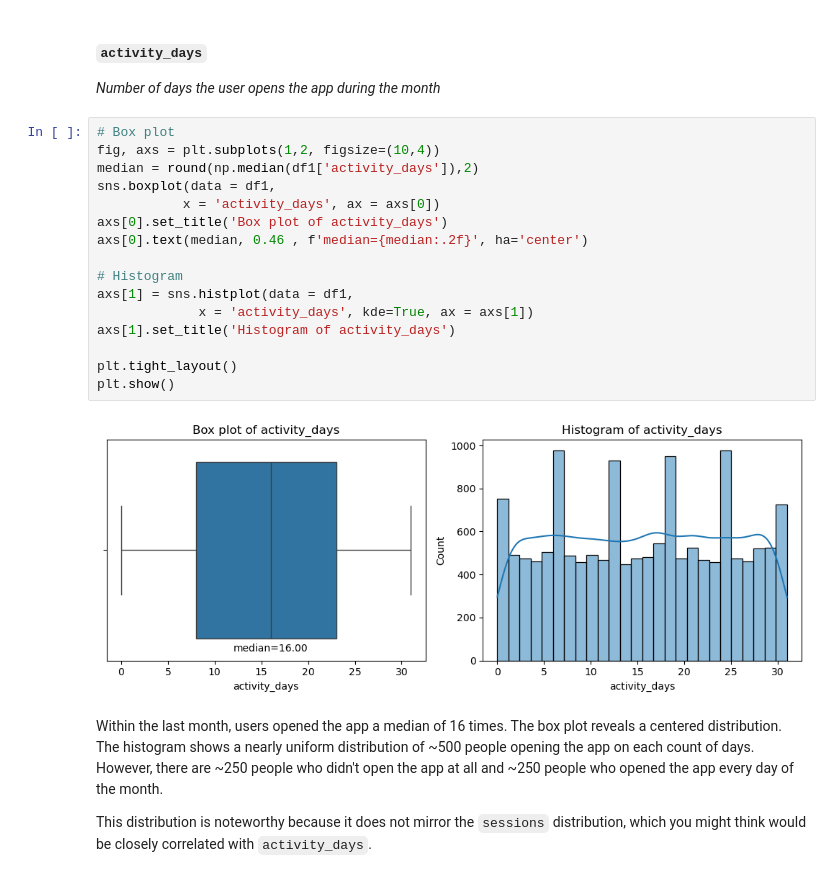
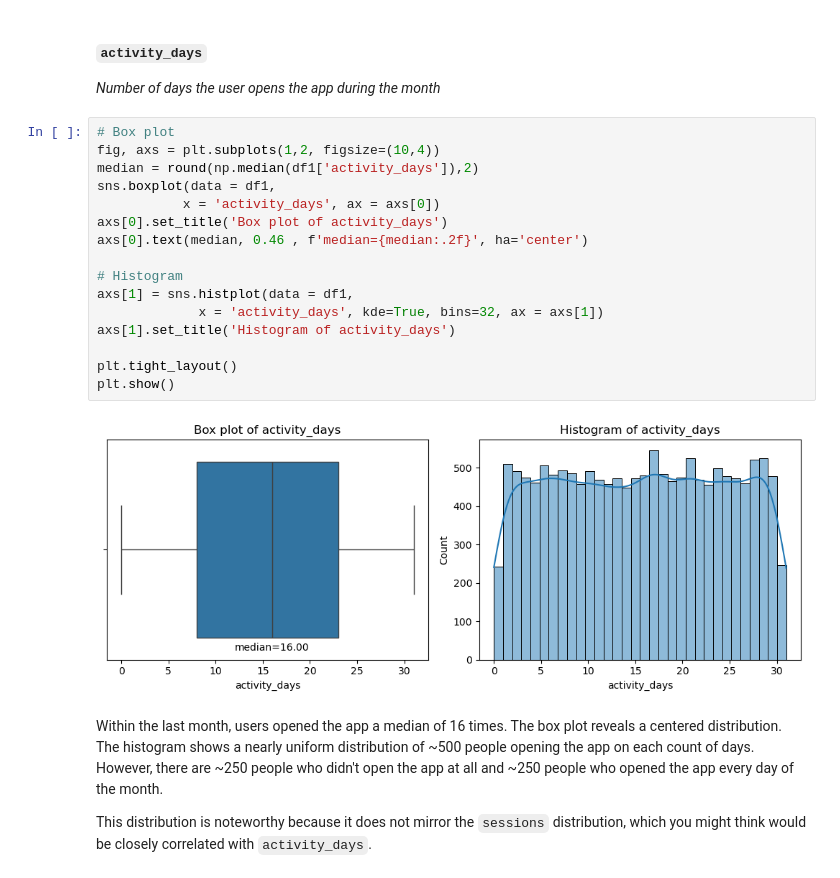
Before and after one commit to fvalerii/Waze, a Jupyter notebook: waze-churn-project.ipynb, the cells around one changed output. Drawn from its saved outputs; the diff is of its cells as text.

```diff
--- a/waze-churn-project.ipynb
+++ b/waze-churn-project.ipynb
@@ -458,21 +458,21 @@ _Number of days the user opens the app during the month_
 # %%
 # Box plot
 fig, axs = plt.subplots(1,2, figsize=(10,4))
 median = round(np.median(df1['activity_days']),2)
 sns.boxplot(data = df1,
            x = 'activity_days', ax = axs[0])
 axs[0].set_title('Box plot of activity_days')
 axs[0].text(median, 0.46 , f'median={median:.2f}', ha='center')
 
 # Histogram
 axs[1] = sns.histplot(data = df1,
-             x = 'activity_days', kde=True, ax = axs[1])
+             x = 'activity_days', kde=True, bins=32, ax = axs[1])
 axs[1].set_title('Histogram of activity_days')
 
 plt.tight_layout()
 plt.show()
 # %% [output]
-[figure, old version]
+[figure, new version]
 # %% [markdown]
 Within the last month, users opened the app a median of 16 times. The box plot reveals a centered distribution. The histogram shows a nearly uniform distribution of ~500 people opening the app on each count of days. However, there are ~250 people who didn't open the app at all and ~250 people who opened the app every day of the month.
 
```
Also changed, not shown: parts of 46 cells of this notebook.
